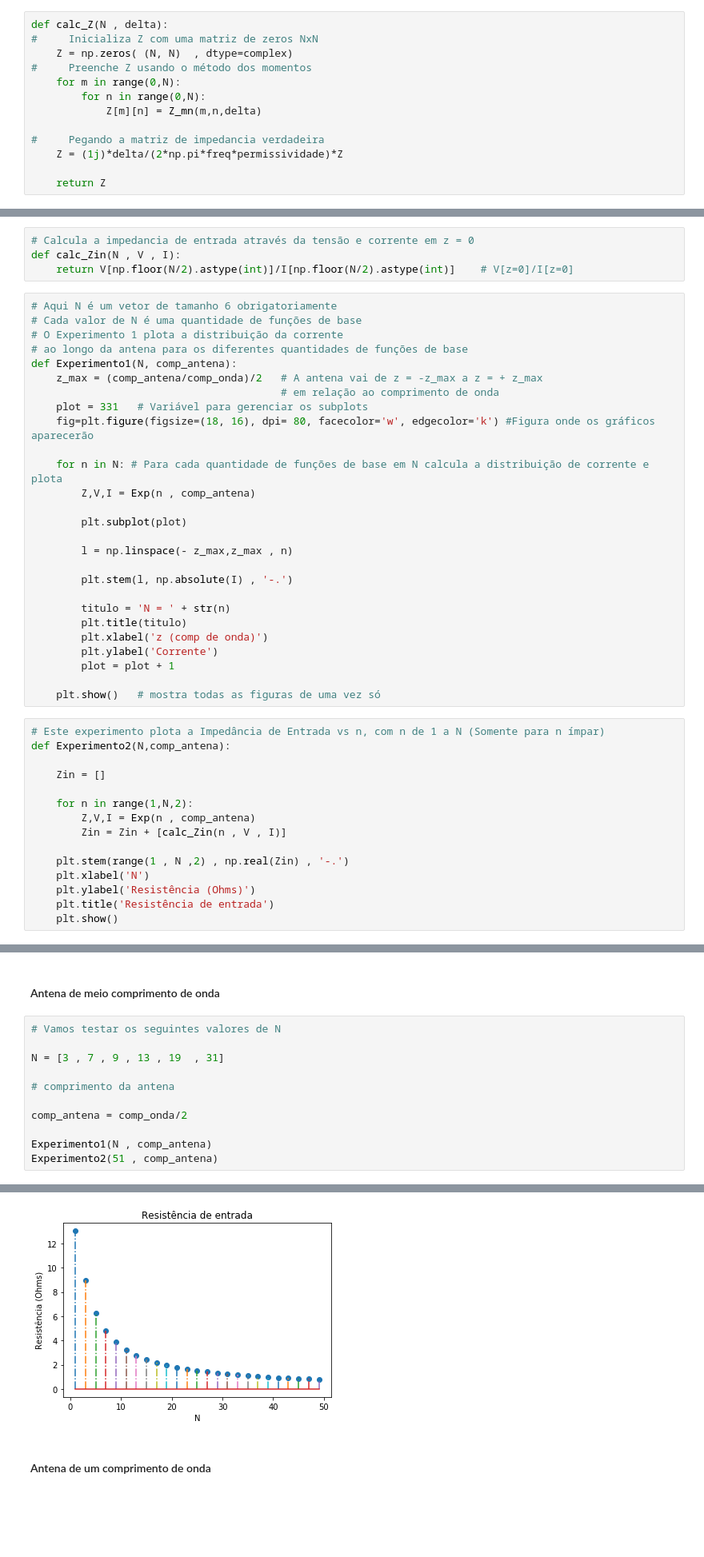
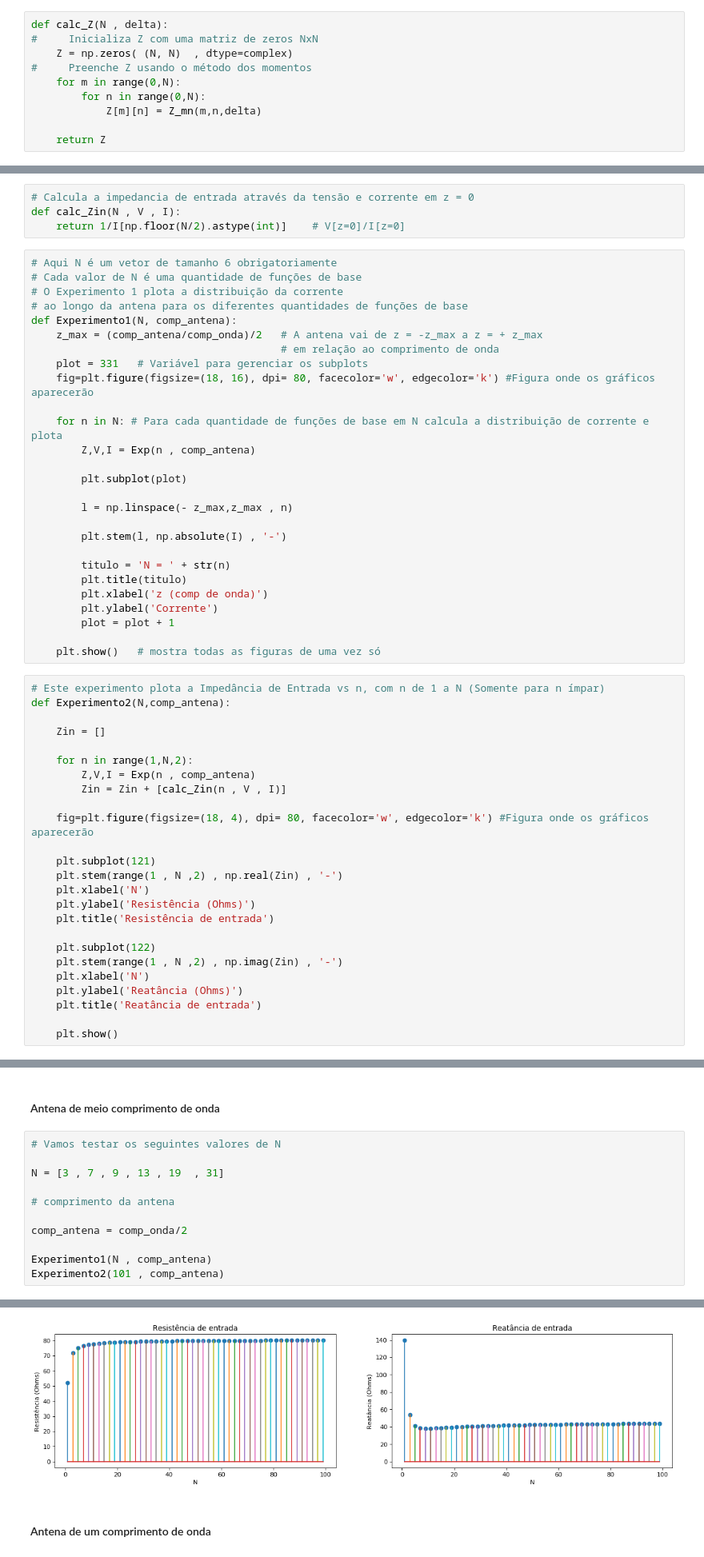
Before and after one commit to IgorDDS/antenas, a Jupyter notebook: Antenas - Lista 3.ipynb, the cells around one changed output, grey strips where cells are left out. Shown at 80% size. Drawn from its saved outputs; the diff is of its cells as text; blank space fills up the shorter version.

Commit message:
Bug da impedancia de entrada corrigido - a corrente em z = 0 eh 1 e nao jwe - adicinei tbm os plots das readtancias

```diff
--- a/Antenas - Lista 3.ipynb
+++ b/Antenas - Lista 3.ipynb
@@ -63,9 +65,6 @@ def calc_Z(N , delta):
         for n in range(0,N):
             Z[m][n] = Z_mn(m,n,delta)
 
-#     Pegando a matriz de impedancia verdadeira
-    Z = (1j)*delta/(2*np.pi*freq*permissividade)*Z
-
     return Z
 # %%
 # Só setando V para N impar
@@ -92,7 +91,7 @@ def Exp(N , comp_antena):
 # %%
 # Calcula a impedancia de entrada através da tensão e corrente em z = 0
 def calc_Zin(N , V , I):
-    return V[np.floor(N/2).astype(int)]/I[np.floor(N/2).astype(int)]    # V[z=0]/I[z=0]
+    return 1/I[np.floor(N/2).astype(int)]    # V[z=0]/I[z=0]
 # %%
 # Aqui N é um vetor de tamanho 6 obrigatoriamente
 # Cada valor de N é uma quantidade de funções de base
@@ -111,7 +110,7 @@ def Experimento1(N, comp_antena):
 
         l = np.linspace(- z_max,z_max , n)
 
-        plt.stem(l, np.absolute(I) , '-.')
+        plt.stem(l, np.absolute(I) , '-')
 
         titulo = 'N = ' + str(n)
         plt.title(titulo)
@@ -130,8 +129,18 @@ def Experimento2(N,comp_antena):
         Z,V,I = Exp(n , comp_antena)
         Zin = Zin + [calc_Zin(n , V , I)]
 
-    plt.stem(range(1 , N ,2) , np.real(Zin) , '-.')
+    fig=plt.figure(figsize=(18, 4), dpi= 80, facecolor='w', edgecolor='k') #Figura onde os gráficos aparecerão
+
+    plt.subplot(121)
+    plt.stem(range(1 , N ,2) , np.real(Zin) , '-')
     plt.xlabel('N')
     plt.ylabel('Resistência (Ohms)')
     plt.title('Resistência de entrada')
+
+    plt.subplot(122)
+    plt.stem(range(1 , N ,2) , np.imag(Zin) , '-')
+    plt.xlabel('N')
+    plt.ylabel('Reatância (Ohms)')
+    plt.title('Reatância de entrada')
+
     plt.show()
@@ -149,5 +160,5 @@ N = [3 , 7 , 9 , 13 , 19  , 31]
 comp_antena = comp_onda/2
 
 Experimento1(N , comp_antena)
-Experimento2(51 , comp_antena)
+Experimento2(101 , comp_antena)
 # %% [output]
@@ -155,4 +166,4 @@ Experimento2(51 , comp_antena)
-[figure, old version]
+[figure, new version]
 # %% [markdown]
 #### Antena de um comprimento de onda
 # %%
```
Also changed, not shown: parts of 8 cells of this notebook.
